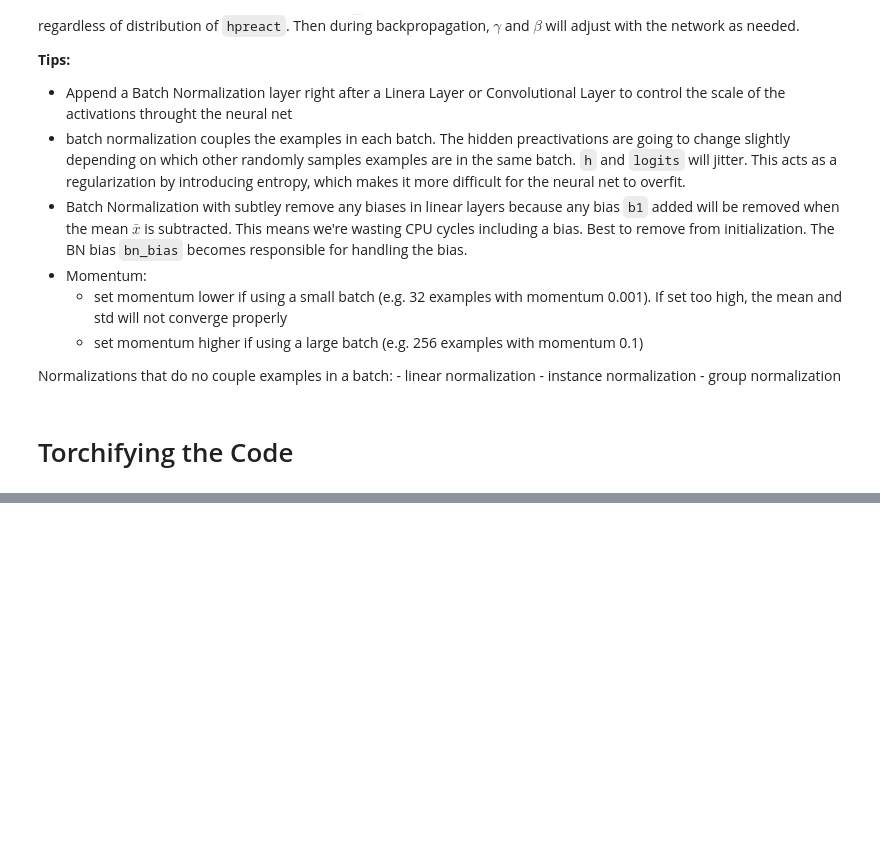
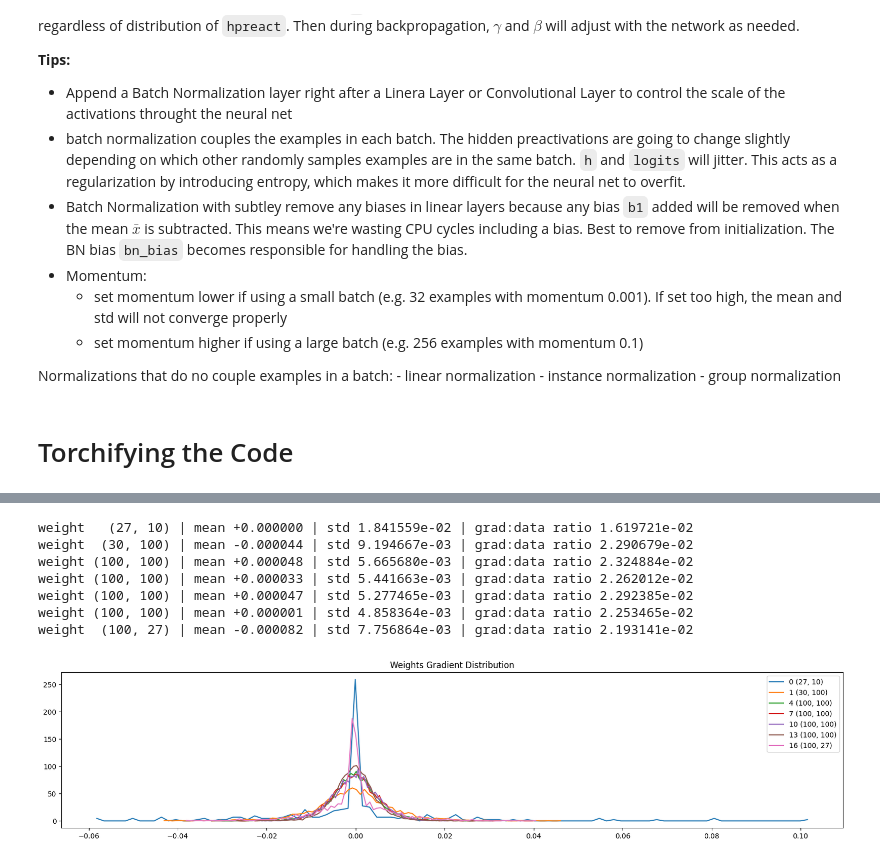
Before and after one commit to rtedwards/nn-zero-to-hero, a Jupyter notebook: 3_makemore_bn.ipynb, the cells around one changed output, grey strips where cells are left out. Cells and saved outputs as stored; diff of their text form; code cells hidden in the pictures; blank space fills up the shorter version.

```diff
--- a/3_makemore_bn.ipynb
+++ b/3_makemore_bn.ipynb
@@ -399,0 +591,23 @@ class BatchNorm1d:
+# %%
+# visualize histograms
+plt.figure(figsize=(20, 4)) # width and height of the plot
+legends = []
+for i,p in enumerate(parameters):
+    t = p.grad
+    if p.ndim == 2:
+        print('weight %10s | mean %+f | std %e | grad:data ratio %e' % (tuple(p.shape), t.mean(), t.std(), t.std() / p.std()))
+        hy, hx = torch.histogram(t, density=True)
+        plt.plot(hx[:-1].detach(), hy.detach())
+        legends.append(f'{i} {tuple(p.shape)}')
+
+plt.legend(legends)
+plt.title('Weights Gradient Distribution');
+# %% [output]
+weight   (27, 10) | mean +0.000000 | std 1.841559e-02 | grad:data ratio 1.619721e-02
+weight  (30, 100) | mean -0.000044 | std 9.194667e-03 | grad:data ratio 2.290679e-02
+weight (100, 100) | mean +0.000048 | std 5.665680e-03 | grad:data ratio 2.324884e-02
+weight (100, 100) | mean +0.000033 | std 5.441663e-03 | grad:data ratio 2.262012e-02
+weight (100, 100) | mean +0.000047 | std 5.277465e-03 | grad:data ratio 2.292385e-02
+weight (100, 100) | mean +0.000001 | std 4.858364e-03 | grad:data ratio 2.253465e-02
+weight  (100, 27) | mean -0.000082 | std 7.756864e-03 | grad:data ratio 2.193141e-02
+[figure, added]
```
Also changed, not shown: parts of 10 cells of this notebook.
